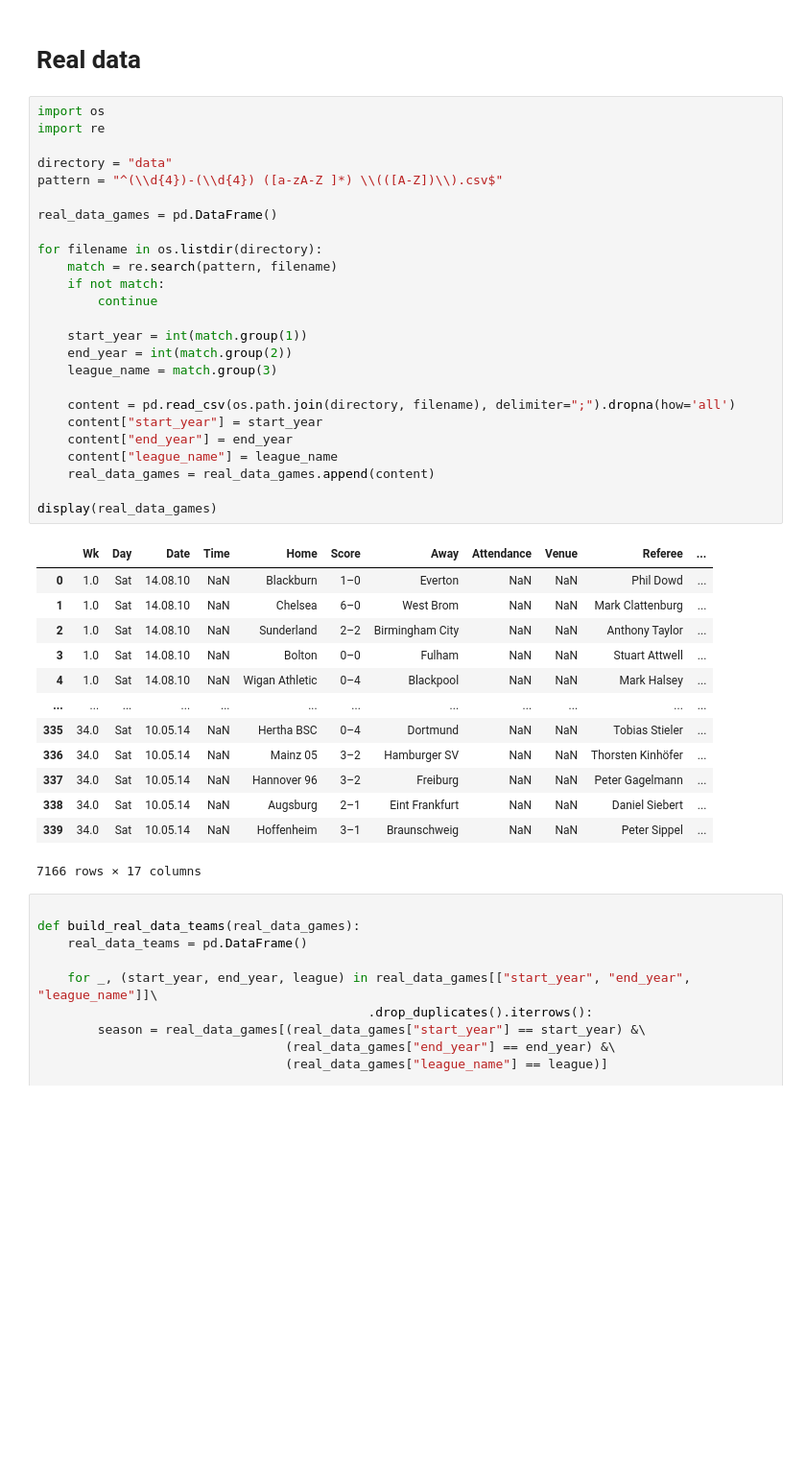
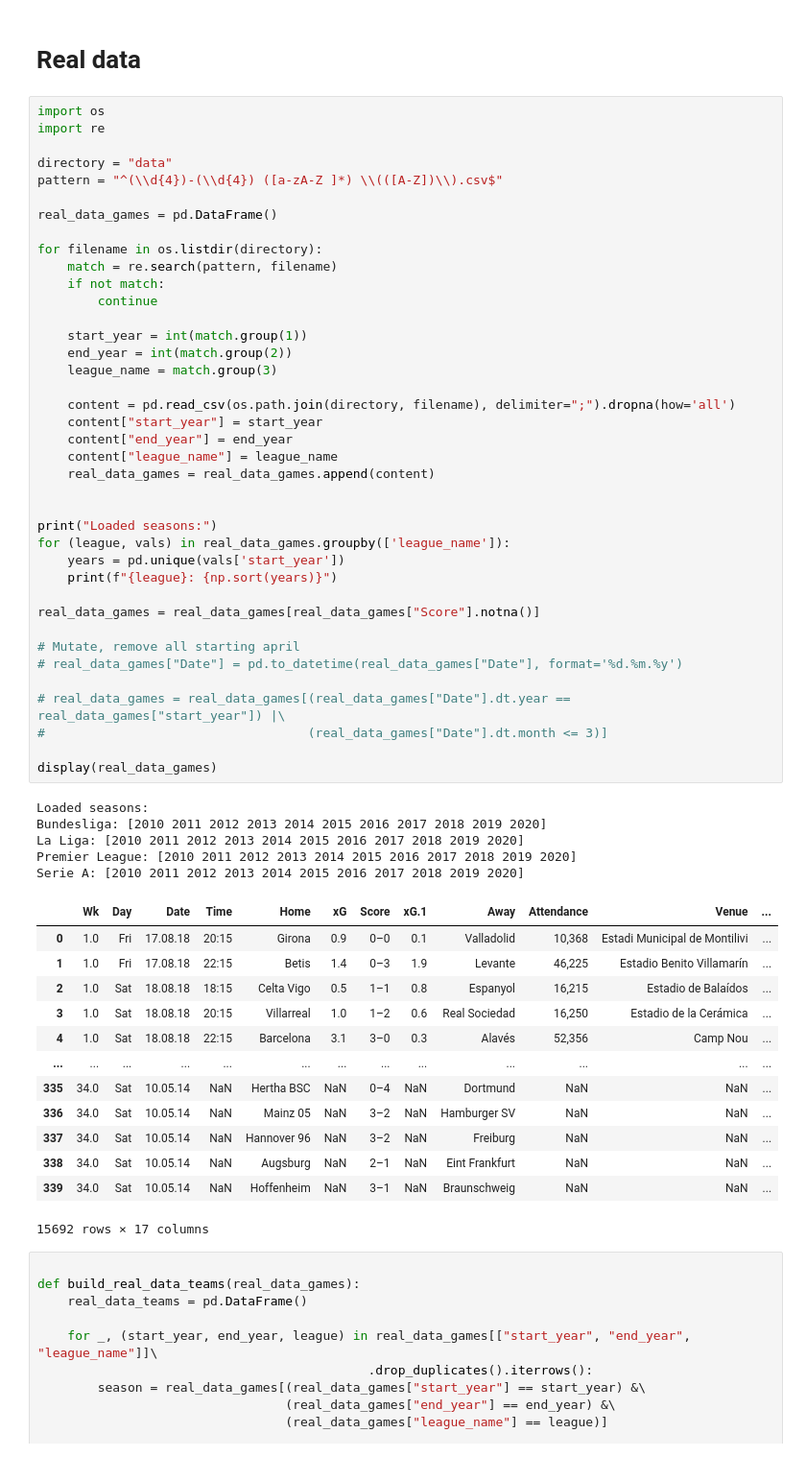
Before and after one commit to nicolas-kuechler/eth-sports-networks-2021, a Jupyter notebook: project.ipynb, the cells around one changed output. Shown: that part at 96% size. Cells and saved outputs as stored; diff of their text form; blank space fills up the shorter version.

```diff
--- a/project.ipynb
+++ b/project.ipynb
@@ -655,42 +655,61 @@ Wall time: 4.05 µs
 # %%
 import os
 import re
 
 directory = "data"
 pattern = "^(\\d{4})-(\\d{4}) ([a-zA-Z ]*) \\(([A-Z])\\).csv$"
 
 real_data_games = pd.DataFrame()
 
 for filename in os.listdir(directory):
     match = re.search(pattern, filename)
     if not match:
         continue
 
     start_year = int(match.group(1))
     end_year = int(match.group(2))
     league_name = match.group(3)
 
     content = pd.read_csv(os.path.join(directory, filename), delimiter=";").dropna(how='all')
     content["start_year"] = start_year
     content["end_year"] = end_year
     content["league_name"] = league_name
     real_data_games = real_data_games.append(content)
 
+
+print("Loaded seasons:")
+for (league, vals) in real_data_games.groupby(['league_name']):
+    years = pd.unique(vals['start_year'])
+    print(f"{league}: {np.sort(years)}")
+
+real_data_games = real_data_games[real_data_games["Score"].notna()]
+
+# Mutate, remove all starting april
+# real_data_games["Date"] = pd.to_datetime(real_data_games["Date"], format='%d.%m.%y')
+
+# real_data_games = real_data_games[(real_data_games["Date"].dt.year == real_data_games["start_year"]) |\
+#                                   (real_data_games["Date"].dt.month <= 3)]
+
 display(real_data_games)
 # %% [output]
+Loaded seasons:
+Bundesliga: [2010 2011 2012 2013 2014 2015 2016 2017 2018 2019 2020]
+La Liga: [2010 2011 2012 2013 2014 2015 2016 2017 2018 2019 2020]
+Premier League: [2010 2011 2012 2013 2014 2015 2016 2017 2018 2019 2020]
+Serie A: [2010 2011 2012 2013 2014 2015 2016 2017 2018 2019 2020]
-|  | Wk | Day | Date | Time | Home | Score | Away | Attendance | Venue | Referee | ... |
-| 0 | 1.0 | Sat | 14.08.10 | NaN | Blackburn | 1–0 | Everton | NaN | NaN | Phil Dowd | ... |
-| 1 | 1.0 | Sat | 14.08.10 | NaN | Chelsea | 6–0 | West Brom | NaN | NaN | Mark Clattenburg | ... |
-| 2 | 1.0 | Sat | 14.08.10 | NaN | Sunderland | 2–2 | Birmingham City | NaN | NaN | Anthony Taylor | ... |
-| 3 | 1.0 | Sat | 14.08.10 | NaN | Bolton | 0–0 | Fulham | NaN | NaN | Stuart Attwell | ... |
-| 4 | 1.0 | Sat | 14.08.10 | NaN | Wigan Athletic | 0–4 | Blackpool | NaN | NaN | Mark Halsey | ... |
-| ... | ... | ... | ... | ... | ... | ... | ... | ... | ... | ... | ... |
-| 335 | 34.0 | Sat | 10.05.14 | NaN | Hertha BSC | 0–4 | Dortmund | NaN | NaN | Tobias Stieler | ... |
-| 336 | 34.0 | Sat | 10.05.14 | NaN | Mainz 05 | 3–2 | Hamburger SV | NaN | NaN | Thorsten Kinhöfer | ... |
-| 337 | 34.0 | Sat | 10.05.14 | NaN | Hannover 96 | 3–2 | Freiburg | NaN | NaN | Peter Gagelmann | ... |
-| 338 | 34.0 | Sat | 10.05.14 | NaN | Augsburg | 2–1 | Eint Frankfurt | NaN | NaN | Daniel Siebert | ... |
-| 339 | 34.0 | Sat | 10.05.14 | NaN | Hoffenheim | 3–1 | Braunschweig | NaN | NaN | Peter Sippel | ... |
+|  | Wk | Day | Date | Time | Home | xG | Score | xG.1 | Away | Attendance | Venue | ... |
+| 0 | 1.0 | Fri | 17.08.18 | 20:15 | Girona | 0.9 | 0–0 | 0.1 | Valladolid | 10,368 | Estadi Municipal de Montilivi | ... |
+| 1 | 1.0 | Fri | 17.08.18 | 22:15 | Betis | 1.4 | 0–3 | 1.9 | Levante | 46,225 | Estadio Benito Villamarín | ... |
+| 2 | 1.0 | Sat | 18.08.18 | 18:15 | Celta Vigo | 0.5 | 1–1 | 0.8 | Espanyol | 16,215 | Estadio de Balaídos | ... |
+| 3 | 1.0 | Sat | 18.08.18 | 20:15 | Villarreal | 1.0 | 1–2 | 0.6 | Real Sociedad | 16,250 | Estadio de la Cerámica | ... |
+| 4 | 1.0 | Sat | 18.08.18 | 22:15 | Barcelona | 3.1 | 3–0 | 0.3 | Alavés | 52,356 | Camp Nou | ... |
+| ... | ... | ... | ... | ... | ... | ... | ... | ... | ... | ... | ... | ... |
+| 335 | 34.0 | Sat | 10.05.14 | NaN | Hertha BSC | NaN | 0–4 | NaN | Dortmund | NaN | NaN | ... |
+| 336 | 34.0 | Sat | 10.05.14 | NaN | Mainz 05 | NaN | 3–2 | NaN | Hamburger SV | NaN | NaN | ... |
+| 337 | 34.0 | Sat | 10.05.14 | NaN | Hannover 96 | NaN | 3–2 | NaN | Freiburg | NaN | NaN | ... |
+| 338 | 34.0 | Sat | 10.05.14 | NaN | Augsburg | NaN | 2–1 | NaN | Eint Frankfurt | NaN | NaN | ... |
+| 339 | 34.0 | Sat | 10.05.14 | NaN | Hoffenheim | NaN | 3–1 | NaN | Braunschweig | NaN | NaN | ... |
-7166 rows × 17 columns
+15692 rows × 17 columns
 # %%
 
 def build_real_data_teams(real_data_games):
```
Also changed, not shown: parts of 14 cells of this notebook.
